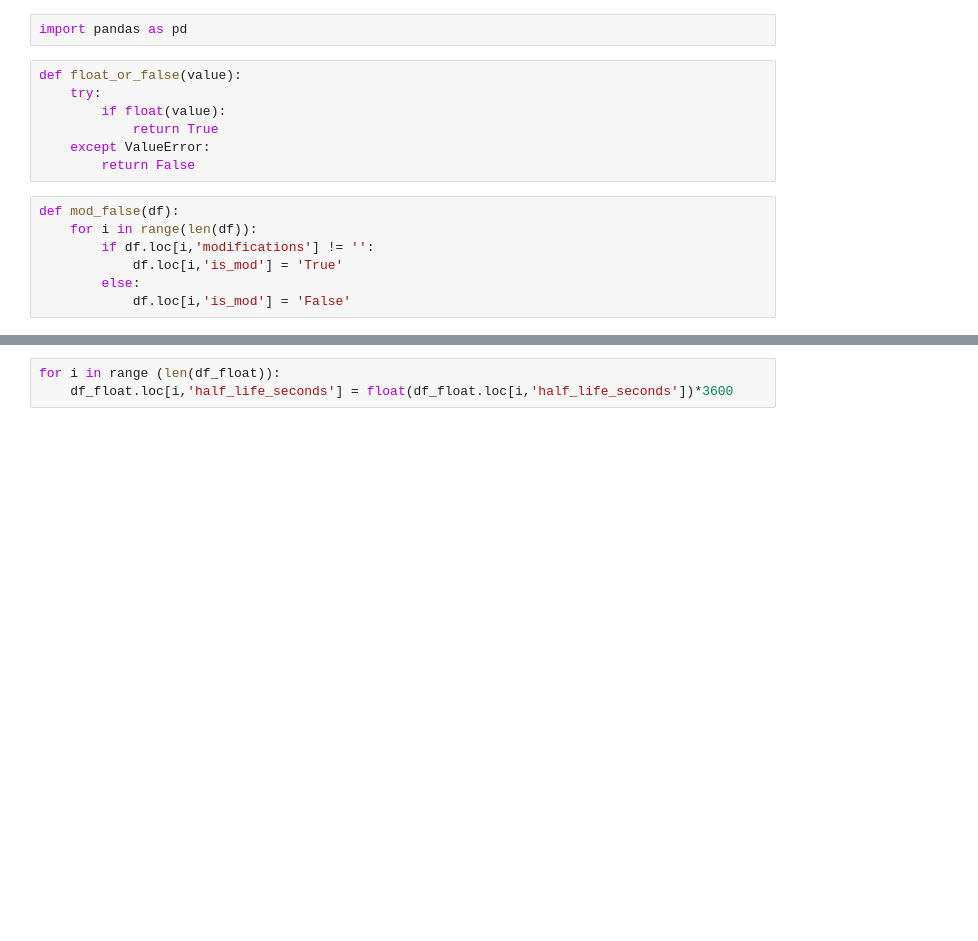
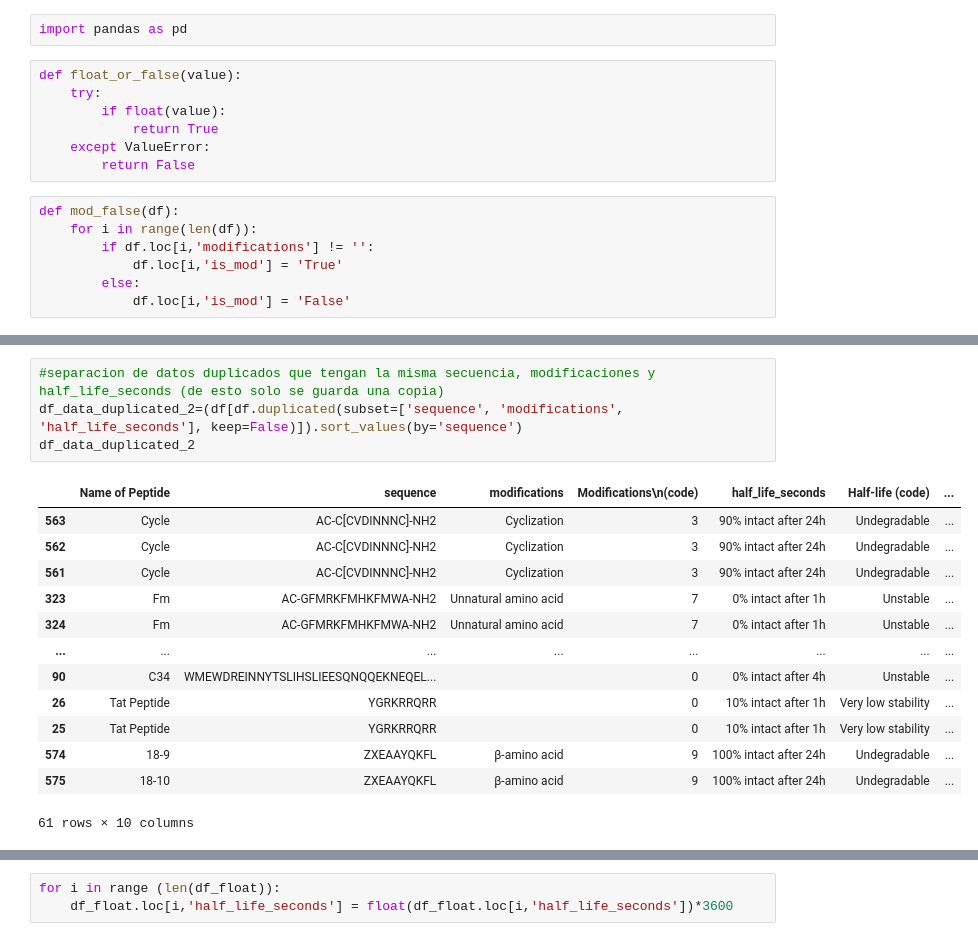
Before and after one commit to Jmartingar/Half-Life_Code, a Jupyter notebook: Serum/2.transform_mod.ipynb, the cells around one changed output, grey strips where cells are left out. Saved outputs shown, nothing was run; the diff lists cells and outputs as text; blank space fills up the shorter version.

```diff
--- a/Serum/2.transform_mod.ipynb
+++ b/Serum/2.transform_mod.ipynb
@@ -26,0 +52,18 @@ df.drop_duplicates(subset=['sequence'], inplace=True)
+# %%
+#separacion de datos duplicados que tengan la misma secuencia, modificaciones y half_life_seconds (de esto solo se guarda una copia)
+df_data_duplicated_2=(df[df.duplicated(subset=['sequence', 'modifications', 'half_life_seconds'], keep=False)]).sort_values(by='sequence')
+df_data_duplicated_2
+# %% [output]
+|  | Name of Peptide | sequence | modifications | Modifications\n(code) | half_life_seconds | Half-life (code) | ... |
+| 563 | Cycle | AC-C[CVDINNNC]-NH2 | Cyclization | 3 | 90% intact after 24h | Undegradable | ... |
+| 562 | Cycle | AC-C[CVDINNNC]-NH2 | Cyclization | 3 | 90% intact after 24h | Undegradable | ... |
+| 561 | Cycle | AC-C[CVDINNNC]-NH2 | Cyclization | 3 | 90% intact after 24h | Undegradable | ... |
+| 323 | Fm | AC-GFMRKFMHKFMWA-NH2 | Unnatural amino acid | 7 | 0% intact after 1h | Unstable | ... |
+| 324 | Fm | AC-GFMRKFMHKFMWA-NH2 | Unnatural amino acid | 7 | 0% intact after 1h | Unstable | ... |
+| ... | ... | ... | ... | ... | ... | ... | ... |
+| 90 | C34 | WMEWDREINNYTSLIHSLIEESQNQQEKNEQEL... |  | 0 | 0% intact after 4h | Unstable | ... |
+| 26 | Tat Peptide | YGRKRRQRR |  | 0 | 10% intact after 1h | Very low stability | ... |
+| 25 | Tat Peptide | YGRKRRQRR |  | 0 | 10% intact after 1h | Very low stability | ... |
+| 574 | 18-9 | ZXEAAYQKFL | β-amino acid | 9 | 100% intact after 24h | Undegradable | ... |
+| 575 | 18-10 | ZXEAAYQKFL | β-amino acid | 9 | 100% intact after 24h | Undegradable | ... |
+61 rows × 10 columns
```
Also changed, not shown: parts of 13 cells of this notebook, 28 other files.
